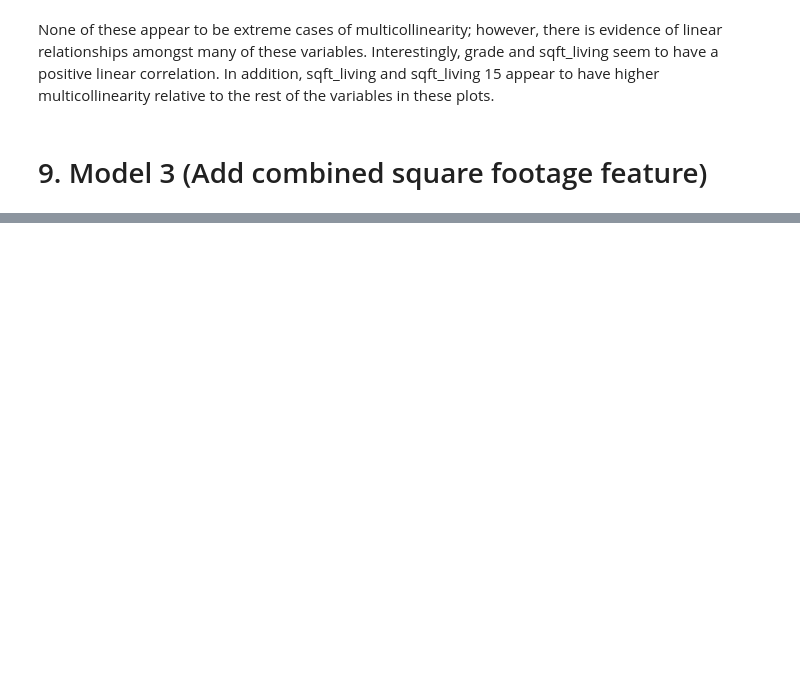
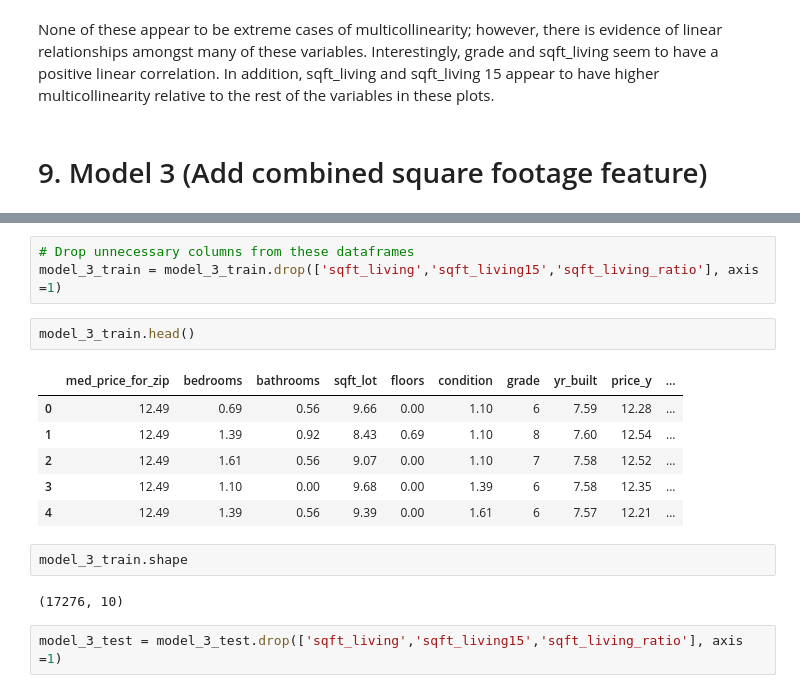
Before and after one commit to alexiskedo/Predicting-Seattle-Home-Sales, a Jupyter notebook: Alexis-Seattle-Home-Sales-Dataset-Analysis.ipynb, the cells around one changed output, grey strips where cells are left out. Saved outputs shown, nothing was run; the diff lists cells and outputs as text; blank space fills up the shorter version.

```diff
--- a/Alexis-Seattle-Home-Sales-Dataset-Analysis.ipynb
+++ b/Alexis-Seattle-Home-Sales-Dataset-Analysis.ipynb
@@ -1118,0 +1130,18 @@ df['sqft_lot_ratio'] = df['sqft_lot']/df['sqft_lot15']
+# %%
+# Drop unnecessary columns from these dataframes
+model_3_train = model_3_train.drop(['sqft_living','sqft_living15','sqft_living_ratio'], axis =1)
+# %%
+model_3_train.head()
+# %% [output]
+|  | med_price_for_zip | bedrooms | bathrooms | sqft_lot | floors | condition | grade | yr_built | price_y | ... |
+| 0 | 12.49 | 0.69 | 0.56 | 9.66 | 0.00 | 1.10 | 6 | 7.59 | 12.28 | ... |
+| 1 | 12.49 | 1.39 | 0.92 | 8.43 | 0.69 | 1.10 | 8 | 7.60 | 12.54 | ... |
+| 2 | 12.49 | 1.61 | 0.56 | 9.07 | 0.00 | 1.10 | 7 | 7.58 | 12.52 | ... |
+| 3 | 12.49 | 1.10 | 0.00 | 9.68 | 0.00 | 1.39 | 6 | 7.58 | 12.35 | ... |
+| 4 | 12.49 | 1.39 | 0.56 | 9.39 | 0.00 | 1.61 | 6 | 7.57 | 12.21 | ... |
+# %%
+model_3_train.shape
+# %% [output]
+(17276, 10)
+# %%
+model_3_test = model_3_test.drop(['sqft_living','sqft_living15','sqft_living_ratio'], axis =1)
```
Also changed, not shown: parts of 48 cells of this notebook.
